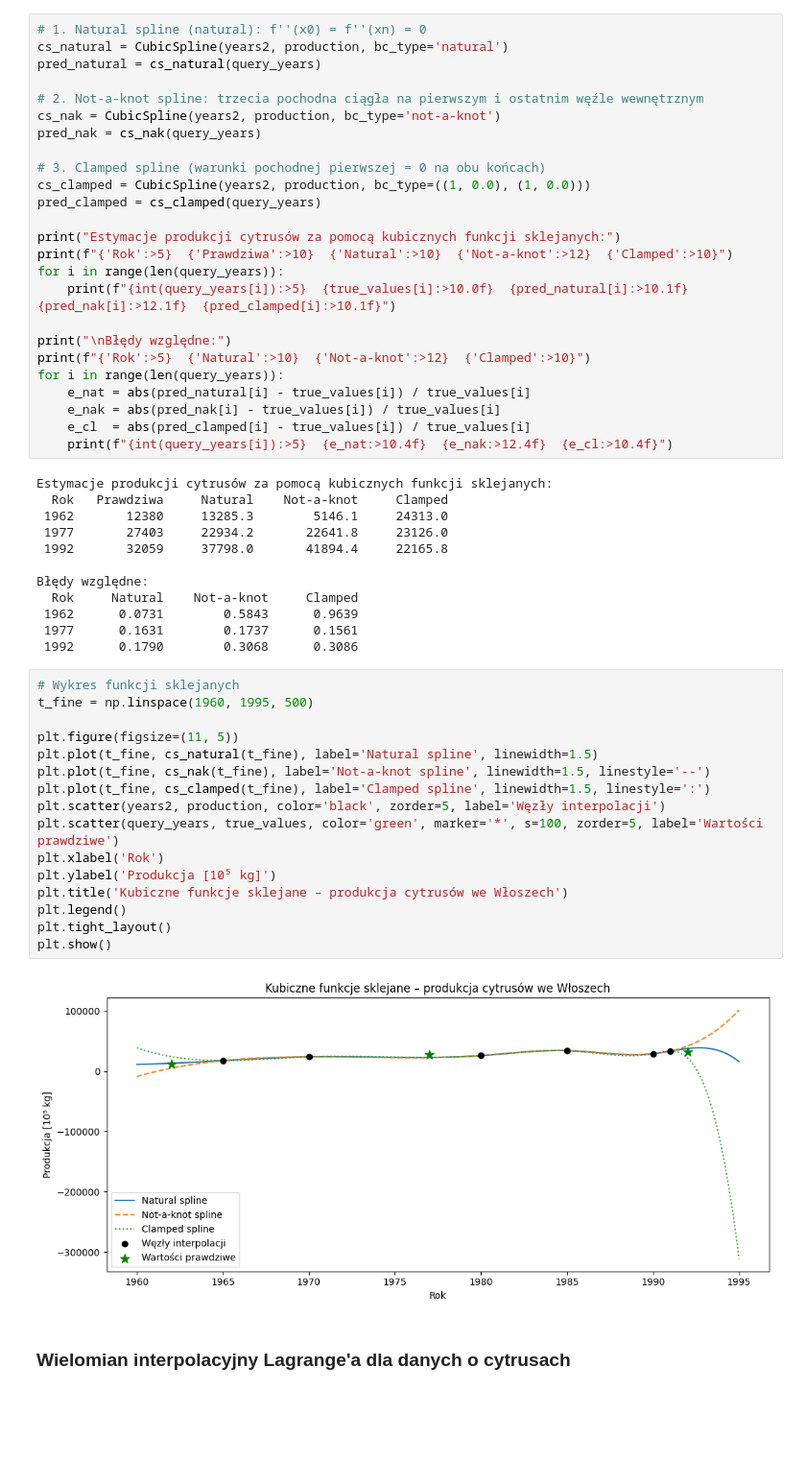
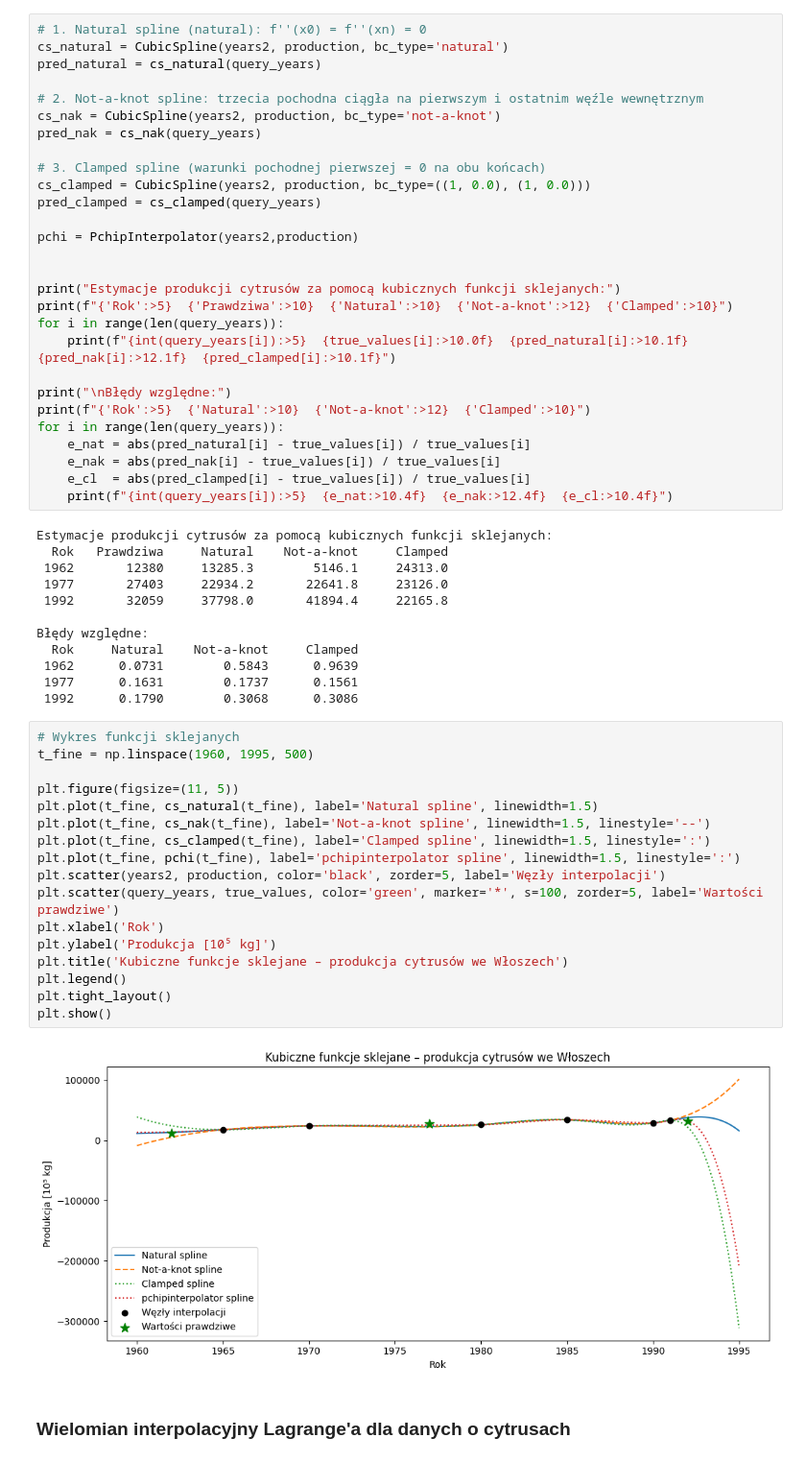
Before and after one commit to mateuszstoch/AGH, a Jupyter notebook: MOwNiT/lab3/lab3.ipynb, the cells around one changed output. Shown at 96% size. Saved outputs shown, nothing was run; the diff lists cells and outputs as text; blank space fills up the shorter version.

```diff
--- a/MOwNiT/lab3/lab3.ipynb
+++ b/MOwNiT/lab3/lab3.ipynb
@@ -229,6 +229,9 @@ pred_nak = cs_nak(query_years)
 cs_clamped = CubicSpline(years2, production, bc_type=((1, 0.0), (1, 0.0)))
 pred_clamped = cs_clamped(query_years)
 
+pchi = PchipInterpolator(years2,production)
+
+
 print("Estymacje produkcji cytrusów za pomocą kubicznych funkcji sklejanych:")
 print(f"{'Rok':>5}  {'Prawdziwa':>10}  {'Natural':>10}  {'Not-a-knot':>12}  {'Clamped':>10}")
 for i in range(len(query_years)):
@@ -256,21 +259,22 @@ Błędy względne:
 # %%
 # Wykres funkcji sklejanych
 t_fine = np.linspace(1960, 1995, 500)
 
 plt.figure(figsize=(11, 5))
 plt.plot(t_fine, cs_natural(t_fine), label='Natural spline', linewidth=1.5)
 plt.plot(t_fine, cs_nak(t_fine), label='Not-a-knot spline', linewidth=1.5, linestyle='--')
 plt.plot(t_fine, cs_clamped(t_fine), label='Clamped spline', linewidth=1.5, linestyle=':')
+plt.plot(t_fine, pchi(t_fine), label='pchipinterpolator spline', linewidth=1.5, linestyle=':')
 plt.scatter(years2, production, color='black', zorder=5, label='Węzły interpolacji')
 plt.scatter(query_years, true_values, color='green', marker='*', s=100, zorder=5, label='Wartości prawdziwe')
 plt.xlabel('Rok')
 plt.ylabel('Produkcja [10⁵ kg]')
 plt.title('Kubiczne funkcje sklejane – produkcja cytrusów we Włoszech')
 plt.legend()
 plt.tight_layout()
 plt.show()
 # %% [output]
-[figure, old version]
+[figure, new version]
 # %% [markdown]
 ### Wielomian interpolacyjny Lagrange'a dla danych o cytrusach
 # %%
```
Also changed, not shown: parts of 2 cells of this notebook, 7 other files.
